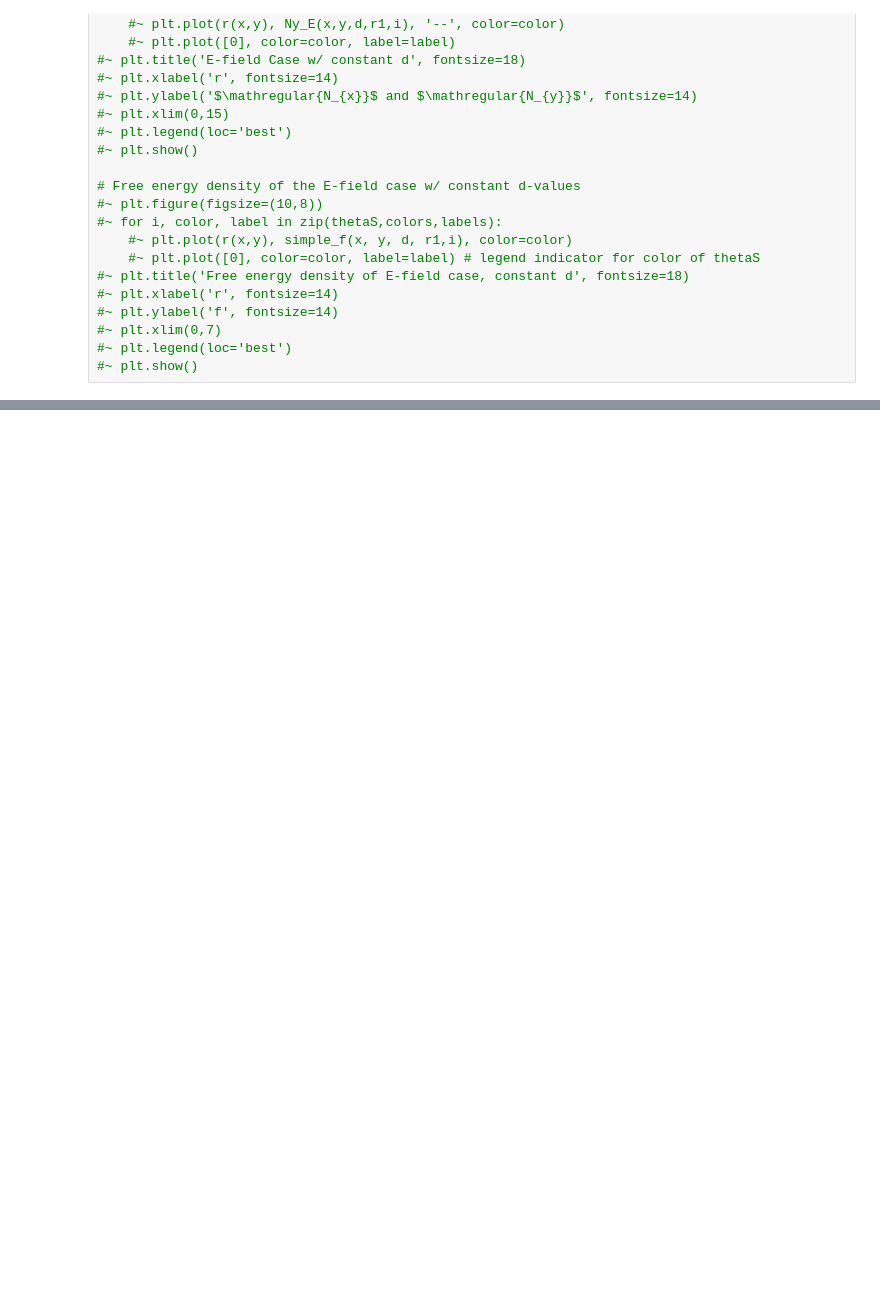
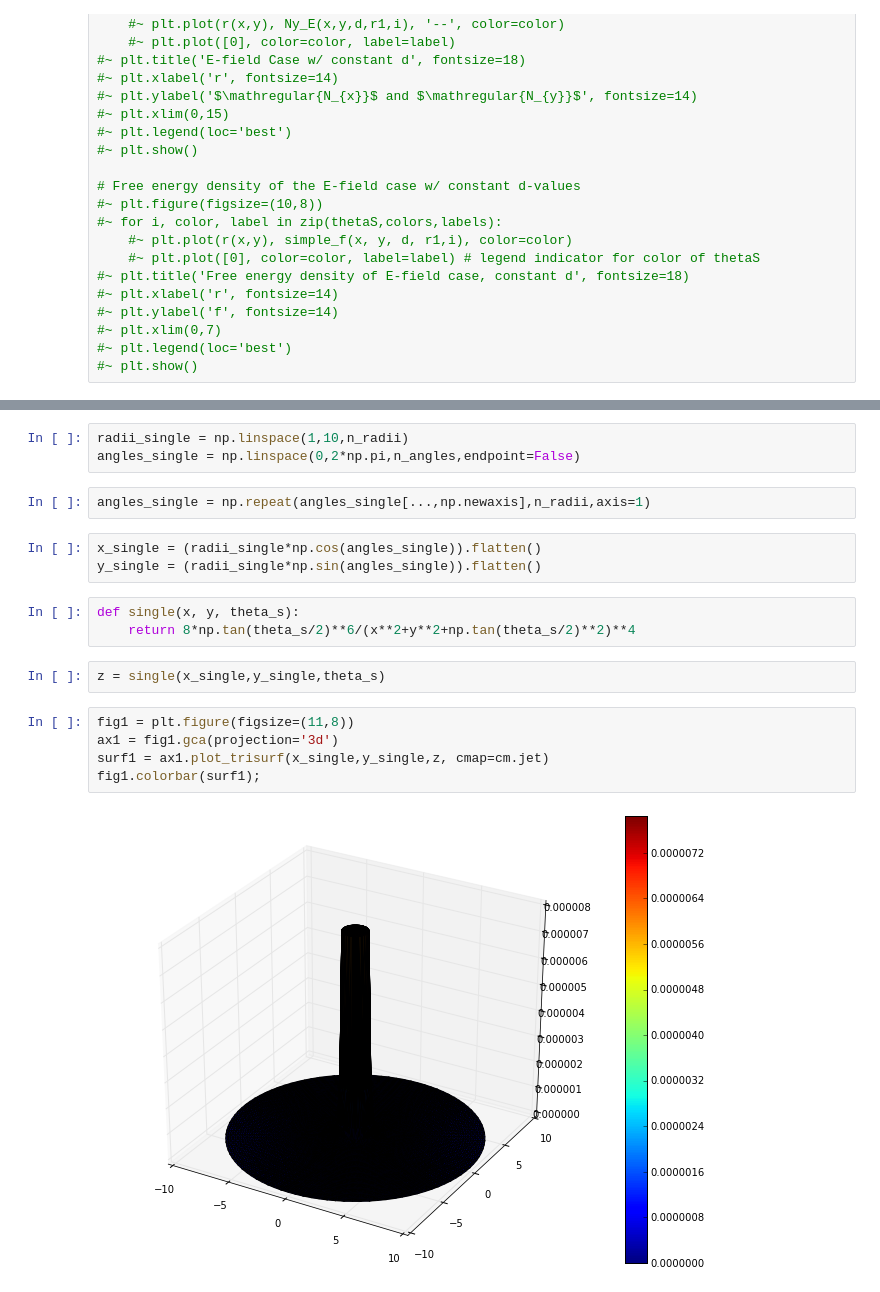
Before and after one commit to brettavedisian/Liquid-Crystals, a Jupyter notebook: plots.ipynb, the cells around one changed output, grey strips where cells are left out. Drawn from its saved outputs; the diff is of its cells as text; blank space fills up the shorter version.

```diff
--- a/plots.ipynb
+++ b/plots.ipynb
@@ -213,0 +261,20 @@ plt.legend(loc='best');
+# %%
+radii_single = np.linspace(1,10,n_radii)
+angles_single = np.linspace(0,2*np.pi,n_angles,endpoint=False)
+# %%
+angles_single = np.repeat(angles_single[...,np.newaxis],n_radii,axis=1)
+# %%
+x_single = (radii_single*np.cos(angles_single)).flatten()
+y_single = (radii_single*np.sin(angles_single)).flatten()
+# %%
+def single(x, y, theta_s):
+    return 8*np.tan(theta_s/2)**6/(x**2+y**2+np.tan(theta_s/2)**2)**4
+# %%
+z = single(x_single,y_single,theta_s)
+# %%
+fig1 = plt.figure(figsize=(11,8))
+ax1 = fig1.gca(projection='3d')
+surf1 = ax1.plot_trisurf(x_single,y_single,z, cmap=cm.jet)
+fig1.colorbar(surf1);
+# %% [output]
+[figure, added]
```
Also changed, not shown: parts of 23 cells of this notebook, 2 other files.
